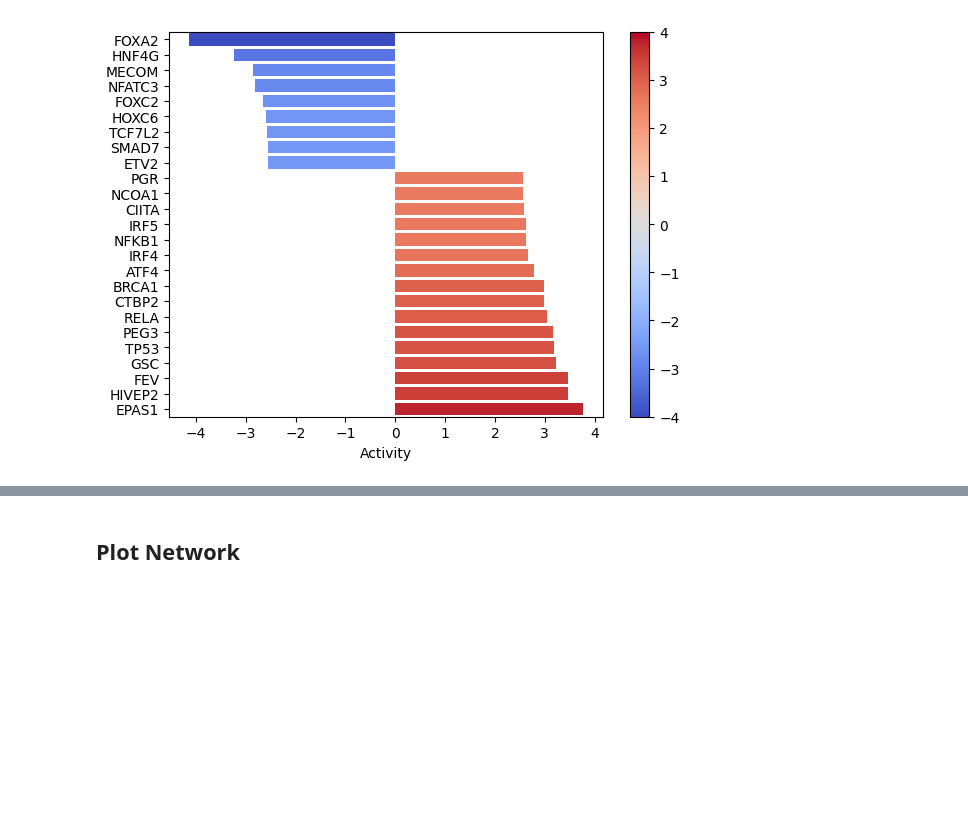
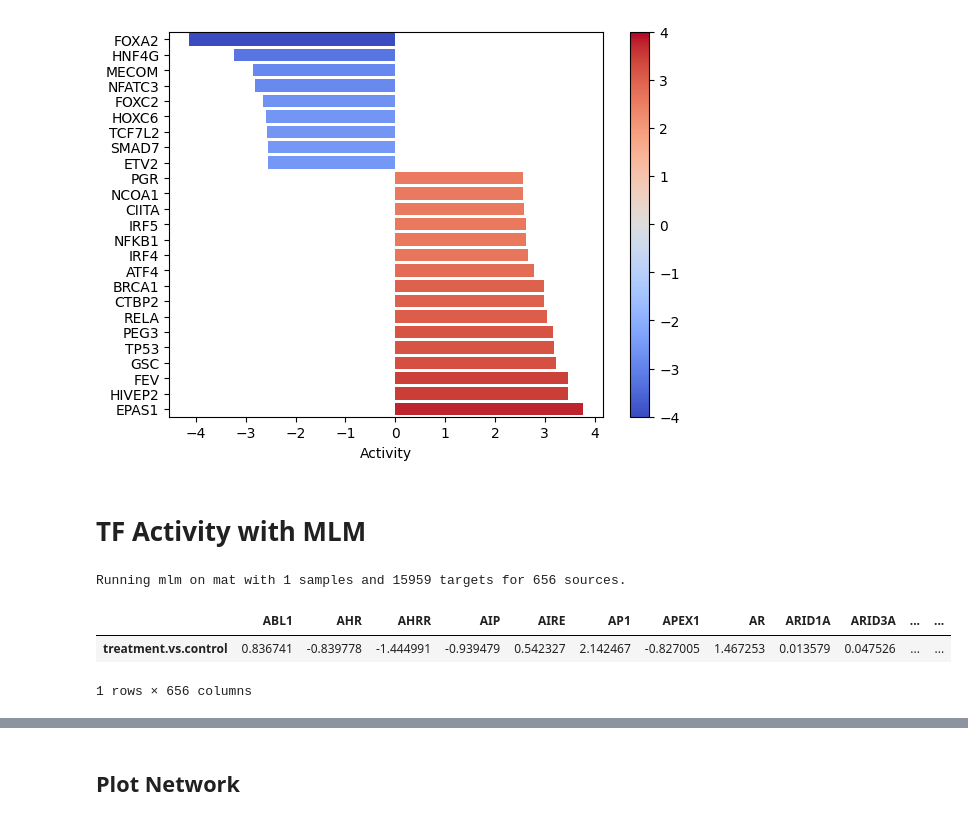
Before and after one commit to AlexanderFastner/MAFA_functional_analysis, a Jupyter notebook: notebooks/new_pathway_enrichment_mutant-T0.ipynb, the cells around one changed output, grey strips where cells are left out. Saved outputs shown, nothing was run; the diff lists cells and outputs as text; code cells hidden in the pictures; blank space fills up the shorter version.

```diff
--- a/notebooks/new_pathway_enrichment_mutant-T0.ipynb
+++ b/notebooks/new_pathway_enrichment_mutant-T0.ipynb
@@ -306,3 +307,13 @@ dc.plot_barplot(
 )
 # %% [output]
 [figure]
+# %% [markdown]
+# TF Activity with MLM
+# %%
+tf_acts_MLM, tf_pvals_MLM, = dc.run_mlm(mat=mat, net=collectri, verbose=True)
+tf_acts_MLM
+# %% [output]
+Running mlm on mat with 1 samples and 15959 targets for 656 sources.
+|  | ABL1 | AHR | AHRR | AIP | AIRE | AP1 | APEX1 | AR | ARID1A | ARID3A | ... | ... |
+| treatment.vs.control | 0.836741 | -0.839778 | -1.444991 | -0.939479 | 0.542327 | 2.142467 | -0.827005 | 1.467253 | 0.013579 | 0.047526 | ... | ... |
+1 rows × 656 columns
```
Also changed, not shown: parts of 13 cells of this notebook, 18 other files.
